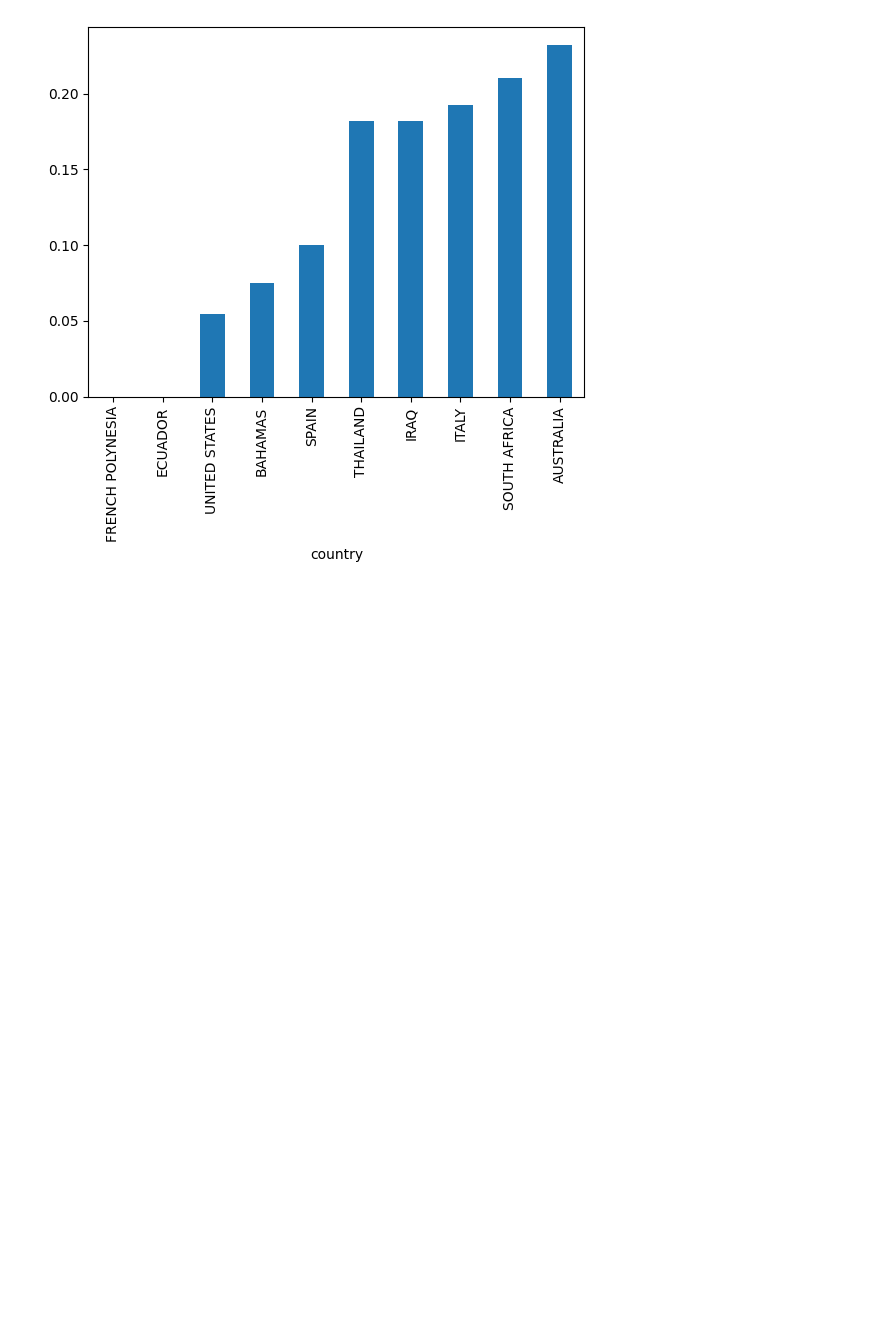
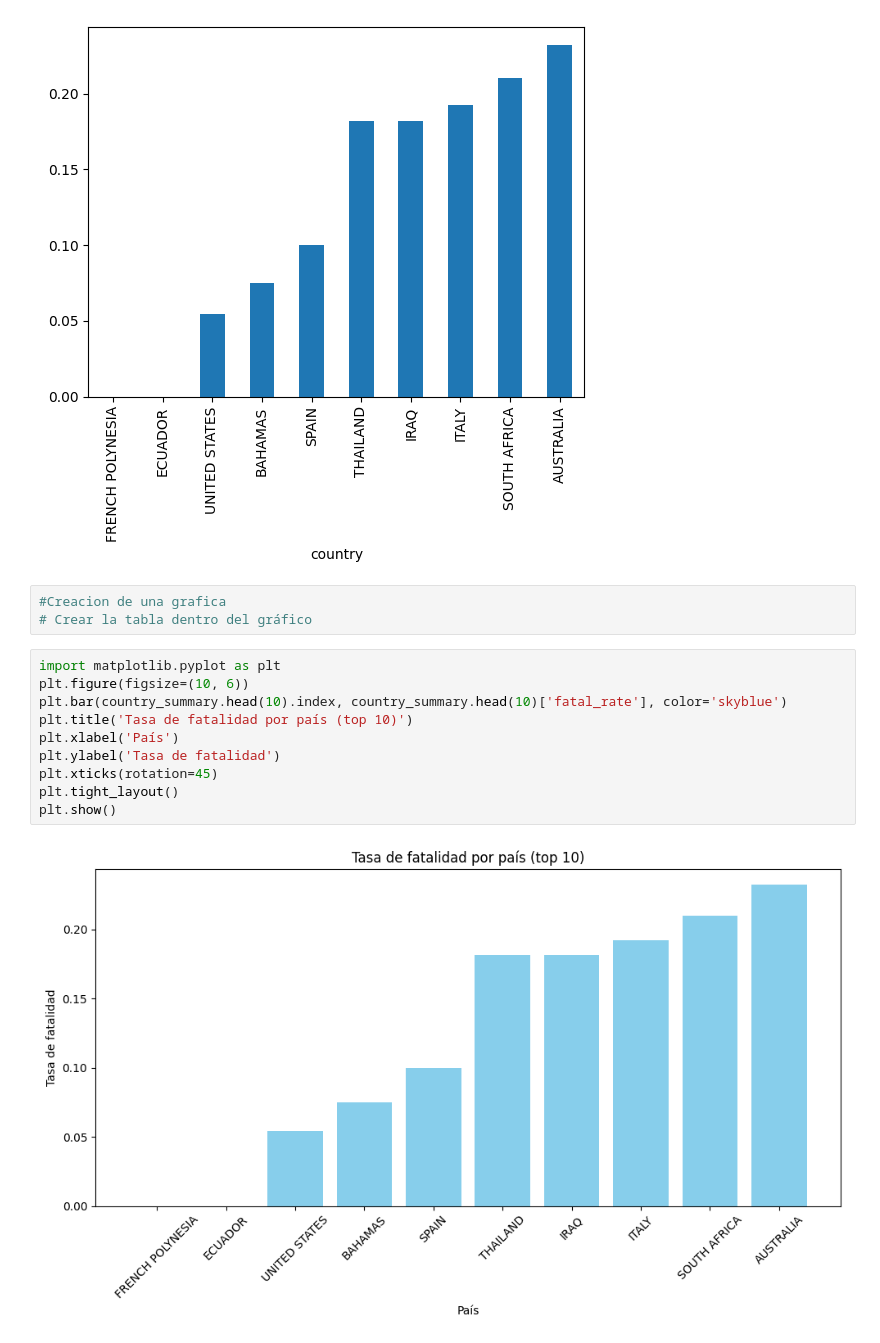
Before and after one commit to roizherrerapilar-hub/Mini-project---Shark-Attacks, a Jupyter notebook: Notebook3.ipynb, the cells around one changed output. Drawn from its saved outputs; the diff is of its cells as text; blank space fills up the shorter version.

```diff
--- a/Notebook3.ipynb
+++ b/Notebook3.ipynb
@@ -629,3 +621,18 @@ country_summary.head(10)['fatal_rate'].plot(kind='bar')
 # %% [output]
 <Axes: xlabel='country'>
 [figure]
+# %%
+#Creacion de una grafica
+# Crear la tabla dentro del gráfico
+# %%
+import matplotlib.pyplot as plt
+plt.figure(figsize=(10, 6))
+plt.bar(country_summary.head(10).index, country_summary.head(10)['fatal_rate'], color='skyblue')
+plt.title('Tasa de fatalidad por país (top 10)')
+plt.xlabel('País')
+plt.ylabel('Tasa de fatalidad')
+plt.xticks(rotation=45)
+plt.tight_layout()
+plt.show()
+# %% [output]
+[figure, added]
```
Also changed, not shown: parts of 3 cells of this notebook.
